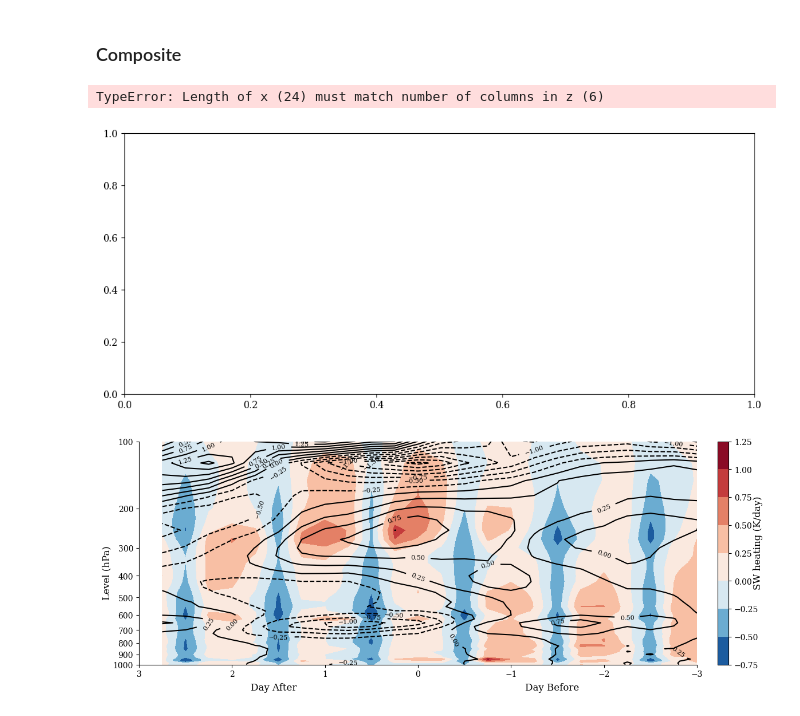
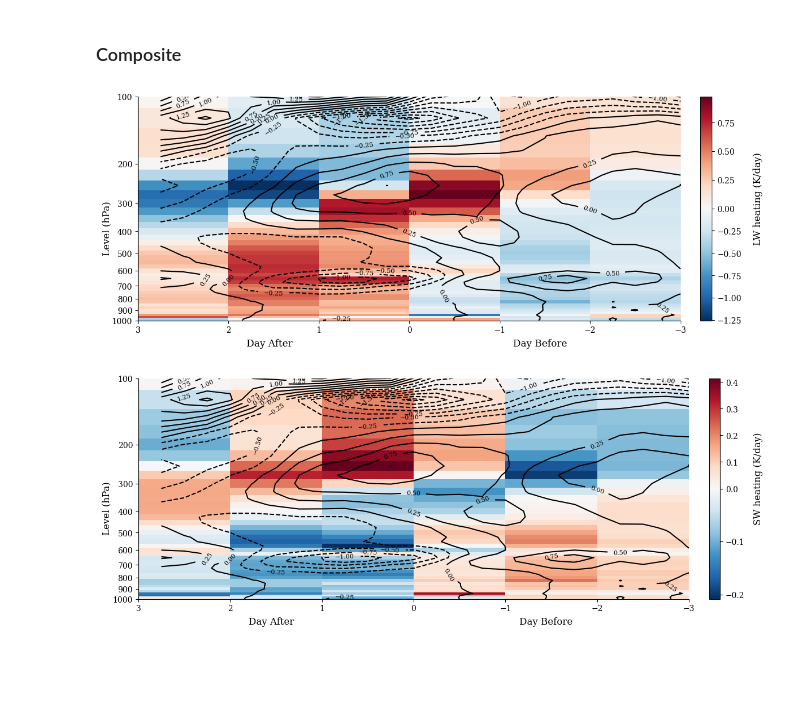
Before and after one commit to JOsephKan/bachelor_thesis, a Jupyter notebook: Sec_03/lw_sw_profile.ipynb, the cells around one changed output. Saved outputs shown, nothing was run; the diff lists cells and outputs as text; code cells hidden in the pictures; blank space fills up the shorter version.

```diff
--- a/Sec_03/lw_sw_profile.ipynb
+++ b/Sec_03/lw_sw_profile.ipynb
@@ -97,44 +97,43 @@ print(lw_daily.shape, sw_daily.shape)
 plt.rcParams["font.family"] = "serif"
 
 fig = plt.figure(figsize=(12, 5))
-pc = plt.contourf(
+pc = plt.pcolormesh(
     np.linspace(-2.5, 2.5, 6), dims["lev"], lw_daily,
     cmap="RdBu_r", norm=TwoSlopeNorm(vcenter=0)
     )
 c1 = plt.contour(
     np.linspace(-3, 2.75, 24), dims["lev"], data_sel["t"],
     colors="k",
     levels=np.arange(-1.75, 1.51, 0.25)
     )
 plt.yscale("log")
 plt.xticks(np.linspace(-3, 3, 7))
 plt.yticks(np.linspace(100, 1000, 10), np.linspace(100, 1000, 10, dtype=int))
 plt.xlim(-3, 3)
 plt.ylim(100, 1000)
 plt.text(1.8, 1300, "Day After", fontsize=12)
 plt.text(-1.15, 1300, "Day Before", fontsize=12)
 plt.text(3.4, 500, "Level (hPa)", fontsize=12, rotation=90)
-plt.text(-3.6, 450, r"LW heating (K/day)", fontsize=12, rotation=90)
+plt.text(-3.8, 450, r"LW heating (K/day)", fontsize=12, rotation=90)
 plt.gca().invert_xaxis()
 plt.gca().invert_yaxis()
 plt.colorbar(pc, pad=0.03)
 plt.clabel(c1, inline=True, fontsize=8)
-plt.subplots_adjust(left=0.07, right=1.06, top=0.9, bottom=0.12)
+plt.subplots_adjust(left=0.07, right=1.03, top=0.9, bottom=0.12)
 
 axes = fig.gca()
 axes.spines["top"].set_linewidth(0)
 axes.spines["right"].set_linewidth(0)
 
 plt.savefig("LW_profile.png", dpi=300)
 # %% [output]
-TypeError: Length of x (24) must match number of columns in z (6)
-[figure, old version]
+[figure, new version]
 # %%
 plt.rcParams["font.family"] = "serif"
 
 fig = plt.figure(figsize=(12, 5))
-pc = plt.contourf(
-    np.linspace(-2.5, 2.5, 24), dims["lev"], sw_daily,
+pc = plt.pcolormesh(
+    np.linspace(-2.5, 2.5, 6), dims["lev"], sw_daily,
     cmap="RdBu_r", norm=TwoSlopeNorm(vcenter=0)
     )
 c1 = plt.contour(
@@ -150,7 +149,7 @@ plt.ylim(100, 1000)
 plt.text(1.8, 1300, "Day After", fontsize=12)
 plt.text(-1.15, 1300, "Day Before", fontsize=12)
 plt.text(3.4, 500, "Level (hPa)", fontsize=12, rotation=90)
-plt.text(-3.6, 450, r"SW heating (K/day)", fontsize=12, rotation=90)
+plt.text(-3.7, 450, r"SW heating (K/day)", fontsize=12, rotation=90)
 plt.gca().invert_xaxis()
 plt.gca().invert_yaxis()
 plt.colorbar(pc, pad=0.03)
@@ -163,4 +162,4 @@ axes.spines["right"].set_linewidth(0)
 
 plt.savefig("SW_profile.png", dpi=300)
 # %% [output]
-[figure, old version]
+[figure, new version]
```
Also changed, not shown: 1 other file.
